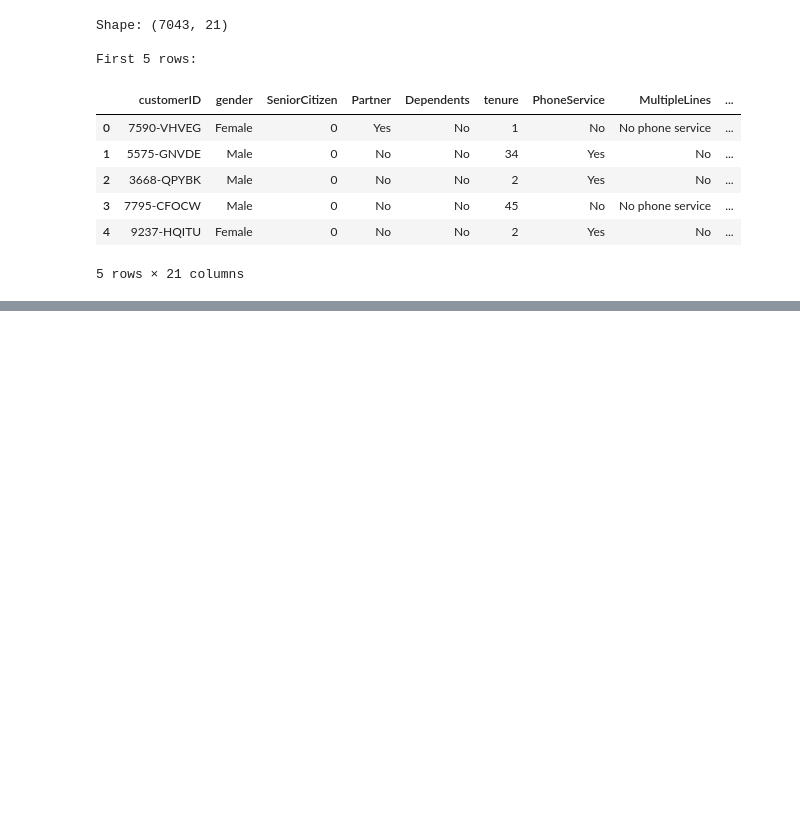
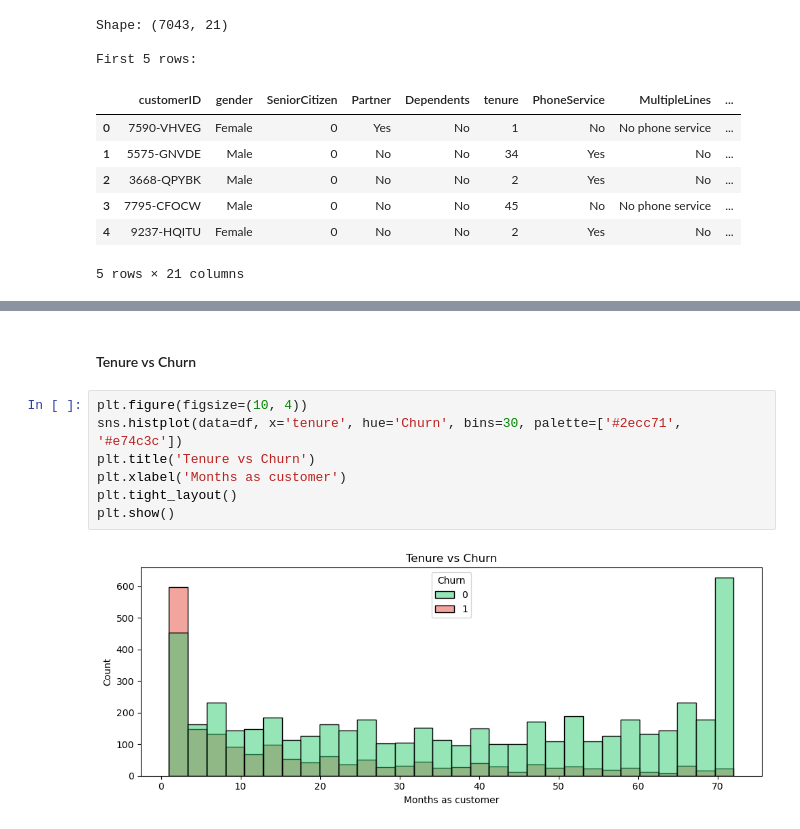
Before and after one commit to shaheerr1/churn-radar, a Jupyter notebook: backend/notebooks/exploration.ipynb, the cells around one changed output, grey strips where cells are left out. Saved outputs shown, nothing was run; the diff lists cells and outputs as text; blank space fills up the shorter version.

```diff
--- a/backend/notebooks/exploration.ipynb
+++ b/backend/notebooks/exploration.ipynb
@@ -24,0 +101,11 @@ First 5 rows:
+# %% [markdown]
+#### Tenure vs Churn
+# %%
+plt.figure(figsize=(10, 4))
+sns.histplot(data=df, x='tenure', hue='Churn', bins=30, palette=['#2ecc71', '#e74c3c'])
+plt.title('Tenure vs Churn')
+plt.xlabel('Months as customer')
+plt.tight_layout()
+plt.show()
+# %% [output]
+[figure, added]
```
Also changed, not shown: parts of 15 cells of this notebook.
